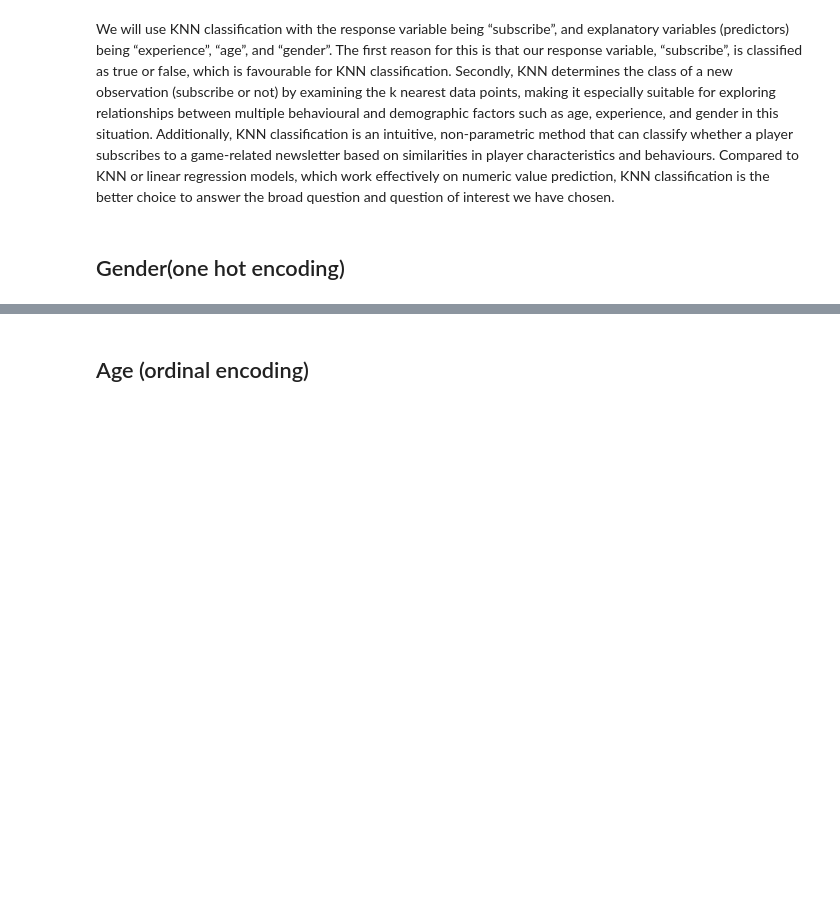
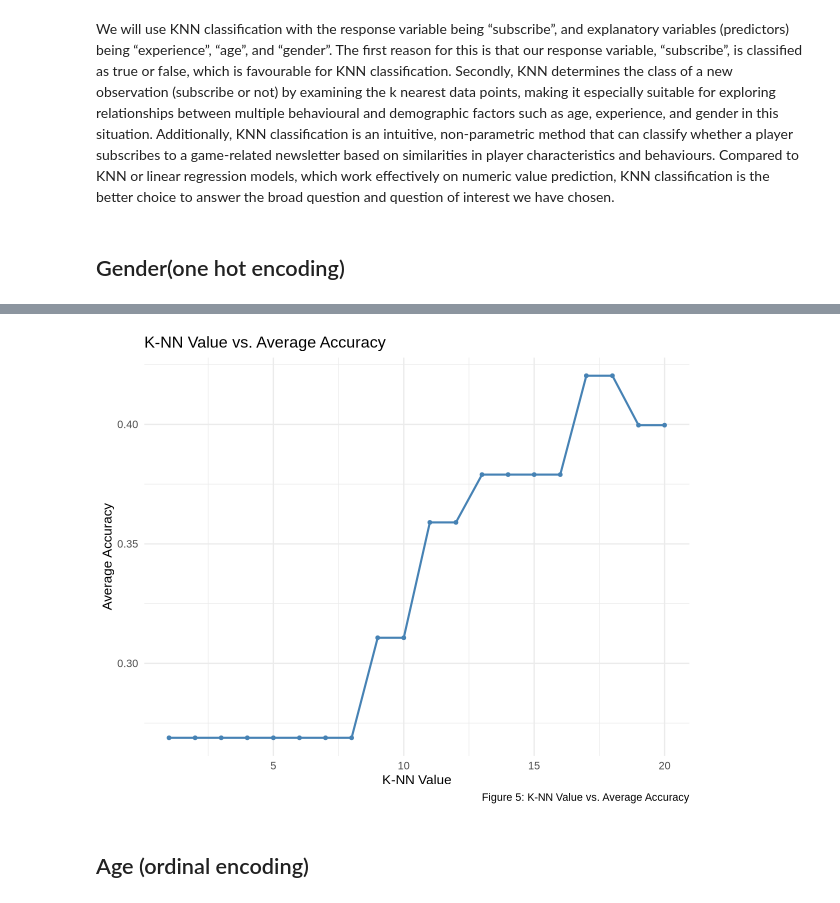
Before and after one commit to SusieFeng316/minecraft_project, a Jupyter notebook: Group.ipynb, the cells around one changed output, grey strips where cells are left out. Saved outputs shown, nothing was run; the diff lists cells and outputs as text; code cells hidden in the pictures; blank space fills up the shorter version.

Commit message:
Added captions, titles

```diff
--- a/Group.ipynb
+++ b/Group.ipynb
@@ -218,8 +240,11 @@ head(gender_tune_accuracy)
 # %%
 ggplot(gender_tune_accuracy, aes(x = neighbors, y = mean)) +
   geom_line(linewidth = 1.2, color = "steelblue") +
   geom_point(size = 2, color = "steelblue") +
+  labs(x = "K-NN Value", y = "Average Accuracy", title = "K-NN Value vs. Average Accuracy", caption = "Figure 5: K-NN Value vs. Average Accuracy") +
   theme_minimal(base_size = 16)
+# %% [output]
+[figure, added]
 # %%
 gender_spec <- nearest_neighbor(weight_func = "rectangular", neighbors = 17) |>
   set_engine("kknn") |>
```
Also changed, not shown: parts of 9 cells of this notebook.
